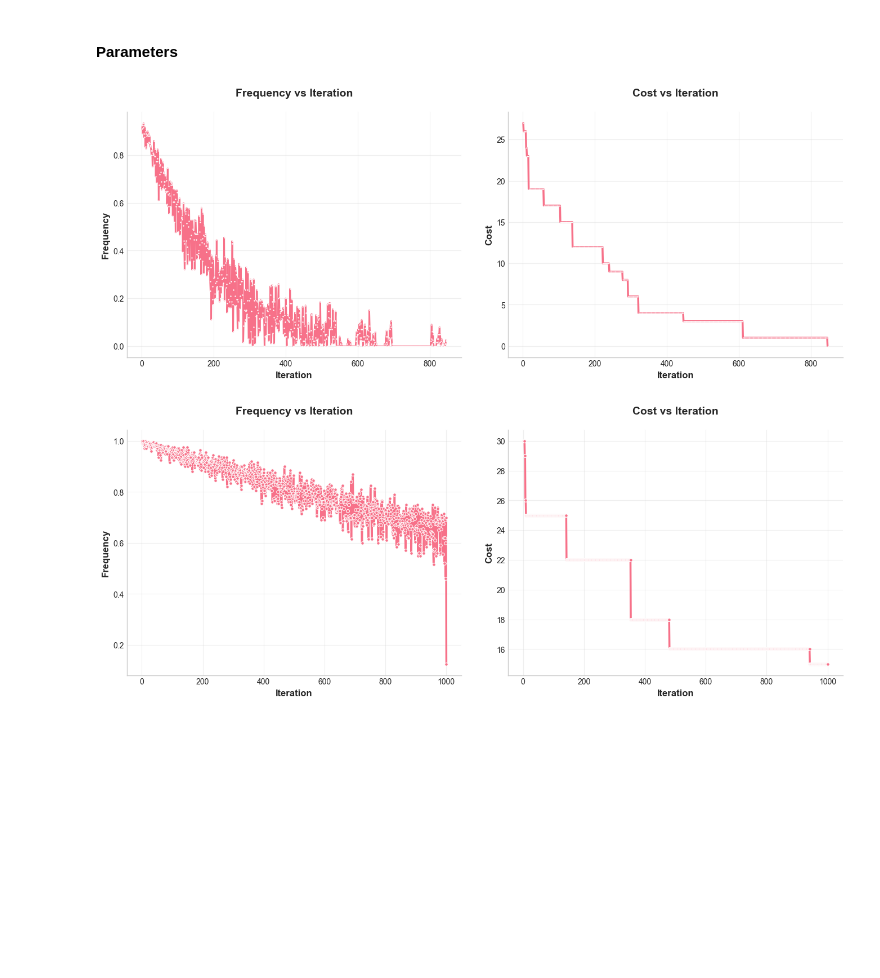
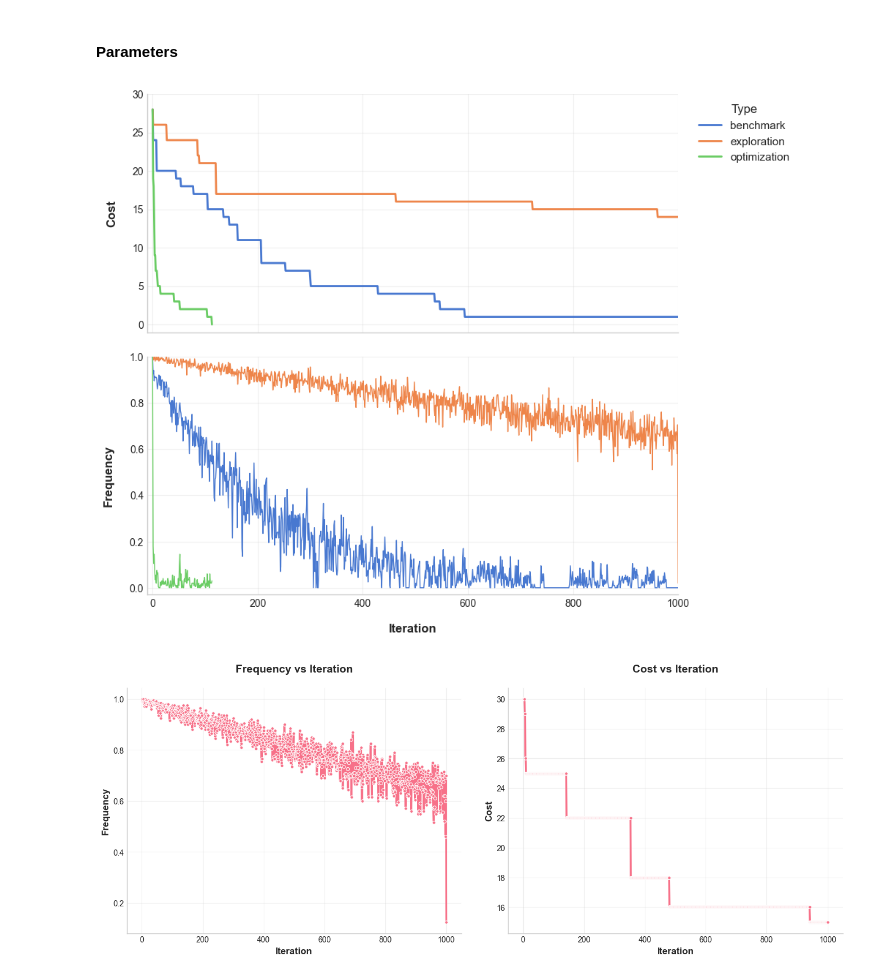
Before and after one commit to leonardotonelli/thesis, a Jupyter notebook: main.ipynb, the cells around one changed output. Saved outputs shown, nothing was run; the diff lists cells and outputs as text; code cells hidden in the pictures; blank space fills up the shorter version.

Commit message:
graphs

```diff
--- a/main.ipynb
+++ b/main.ipynb
@@ -10,7 +10,8 @@ import pandas as pd
 import matplotlib.pyplot as plt
 # Set the style for professional appearance
 plt.style.use('seaborn-v0_8-whitegrid')
-sns.set_palette("husl")
+sns.set_palette("m" \
+"uted")
 
 
 # my version
@@ -19,38 +20,65 @@ df_exploration = pd.read_csv("D:\\leona\\University\\Third Year\\Thesis\\Code\\t
 df_optimization = pd.read_csv("D:\\leona\\University\\Third Year\\Thesis\\Code\\thesis\\data\\rsa\\extra_optimization.csv")
 df_narrow = pd.read_csv("D:\\leona\\University\\Third Year\\Thesis\\Code\\thesis\\data\\rsa\\extra_narrow.csv")
 df_wide = pd.read_csv("D:\\leona\\University\\Third Year\\Thesis\\Code\\thesis\\data\\rsa\\extra_wide.csv")
+
+
+df_benchmark["type"] = "benchmark"
+df_exploration["type"] = "exploration"
+df_optimization["type"] = "optimization"
+df_all = pd.concat([
+    df_benchmark,
+    df_exploration,
+    df_optimization
+], ignore_index=True)
 # %%
-# Create figure with subplots
-fig, (ax1, ax2) = plt.subplots(1, 2, figsize=(14, 6))
+import matplotlib.pyplot as plt
+import seaborn as sns
 
-# Plot 1: Frequency over iterations
-sns.lineplot(data=df_benchmark, x="iteration", y="freq", ax=ax1, linewidth=2, marker='.', markersize=2)
-ax1.set_title('Frequency vs Iteration', fontsize=14, fontweight='bold', pad=20)
-ax1.set_xlabel('Iteration', fontsize=12, fontweight='semibold')
-ax1.set_ylabel('Frequency', fontsize=12, fontweight='semibold')
+# Create figure with shared x-axis
+fig, (ax1, ax2) = plt.subplots(2, 1, figsize=(10, 8), sharex=True)
+
+# Plot 1 (top): Cost vs Iteration
+sns.lineplot(data=df_all, x="iteration", y="cost", ax=ax1,
+             linewidth=2, hue="type")
+ax1.set_ylabel('Cost', fontsize=12, fontweight='semibold', labelpad=15)
 ax1.grid(True, alpha=0.3)
 ax1.spines['top'].set_visible(False)
 ax1.spines['right'].set_visible(False)
+ax1.set_xlim(0, 1000)
+ax1.set_ylim(-1, 30.0)
 
-# Plot 2: Cost over iterations
-sns.lineplot(data=df_benchmark, x="iteration", y="cost", ax=ax2, linewidth=2.5, marker='.', markersize=1)
-ax2.set_title('Cost vs Iteration', fontsize=14, fontweight='bold', pad=20)
-ax2.set_xlabel('Iteration', fontsize=12, fontweight='semibold')
-ax2.set_ylabel('Cost', fontsize=12, fontweight='semibold')
+
+# Plot 2 (bottom): Frequency vs Iteration
+sns.lineplot(data=df_all, x="iteration", y="freq", ax=ax2,
+             linewidth=1, hue="type")
+ax2.set_xlabel('Iteration', fontsize=12, fontweight='semibold', labelpad=15)
+ax2.set_ylabel('Frequency', fontsize=12, fontweight='semibold', labelpad=15)
 ax2.grid(True, alpha=0.3)
 ax2.spines['top'].set_visible(False)
 ax2.spines['right'].set_visible(False)
+ax2.set_xlim(-10, 1000)
+ax2.set_ylim(-0.03, 1.0)
 
-# Adjust layout and spacing
-plt.tight_layout(pad=3.0)
+# Remove the second legend and place one legend at the top-right from the first axes
+handles, labels = ax1.get_legend_handles_labels()
+# Remove the second legend
+ax2.get_legend().remove()
 
-# Optional: Add subtle background color
+# Custom legend settings for academic style
+handles, labels = ax1.get_legend_handles_labels()
+legend = ax1.legend(handles, labels, title="Type",
+                    loc='upper left', bbox_to_anchor=(1.02, 1),
+                    frameon=False, fontsize=11, title_fontsize=12)
+
+# Optional: Set serif font (global)
+plt.rcParams['font.family'] = 'serif'
+
+# Tidy layout
+plt.tight_layout(pad=2.0)
 fig.patch.set_facecolor('white')
-
-# Display the plot
 plt.show()
 # %% [output]
-[figure, old version]
+[figure, new version]
 # %%
 # Create figure with subplots
 fig, (ax1, ax2) = plt.subplots(1, 2, figsize=(14, 6))
```
Also changed, not shown: parts of 9 cells of this notebook, 22 other files.
